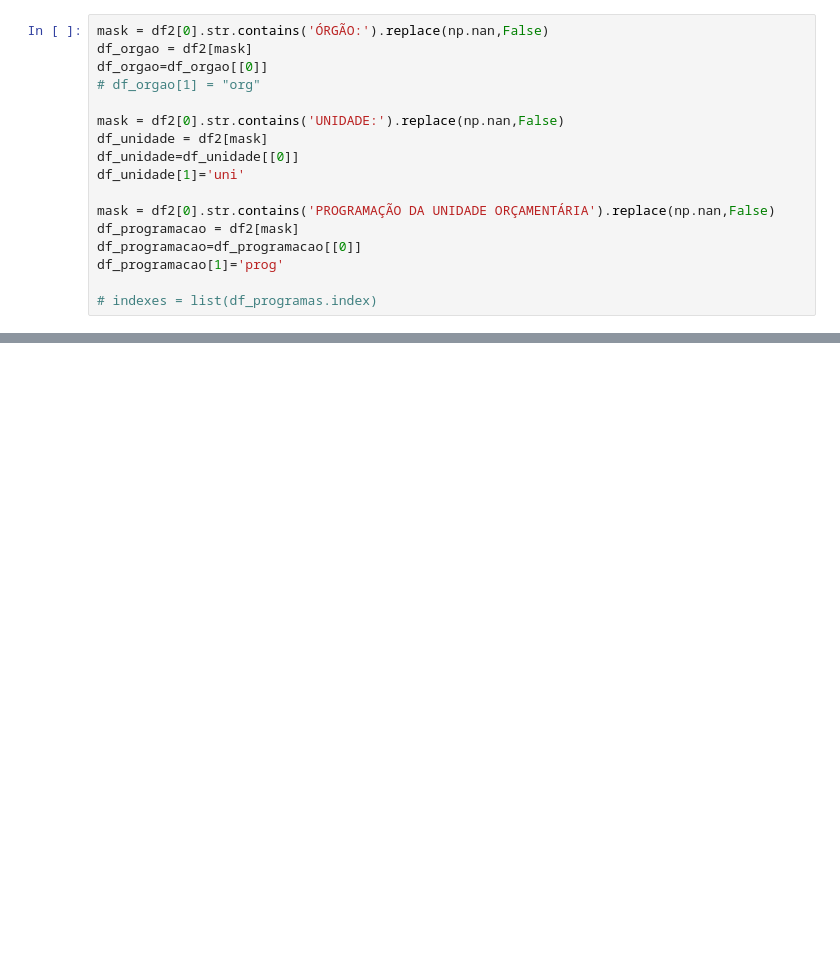
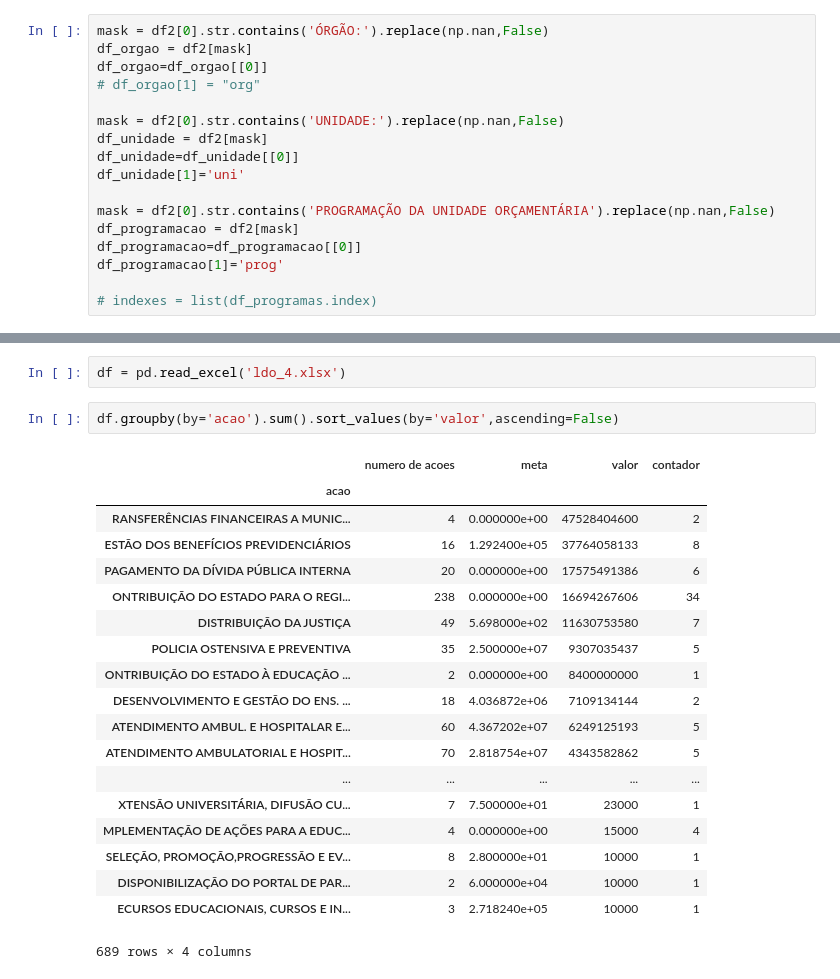
Before and after one commit to d116626/orcamento_sp, a Jupyter notebook: orcamentos/ldo.ipynb, the cells around one changed output, grey strips where cells are left out. Saved outputs shown, nothing was run; the diff lists cells and outputs as text; blank space fills up the shorter version.

```diff
--- a/orcamentos/ldo.ipynb
+++ b/orcamentos/ldo.ipynb
@@ -559,0 +719,24 @@ for i in range(len(indexes)):
+# %%
+df = pd.read_excel('ldo_4.xlsx')
+# %%
+df.groupby(by='acao').sum().sort_values(by='valor',ascending=False)
+# %% [output]
+|  | numero de acoes | meta | valor | contador |
+| acao |  |  |  |  |
+| RANSFERÊNCIAS FINANCEIRAS A MUNIC... | 4 | 0.000000e+00 | 47528404600 | 2 |
+| ESTÃO DOS BENEFÍCIOS PREVIDENCIÁRIOS | 16 | 1.292400e+05 | 37764058133 | 8 |
+| PAGAMENTO DA DÍVIDA PÚBLICA INTERNA | 20 | 0.000000e+00 | 17575491386 | 6 |
+| ONTRIBUIÇÃO DO ESTADO PARA O REGI... | 238 | 0.000000e+00 | 16694267606 | 34 |
+| DISTRIBUIÇÃO DA JUSTIÇA | 49 | 5.698000e+02 | 11630753580 | 7 |
+| POLICIA OSTENSIVA E PREVENTIVA | 35 | 2.500000e+07 | 9307035437 | 5 |
+| ONTRIBUIÇÃO DO ESTADO À EDUCAÇÃO ... | 2 | 0.000000e+00 | 8400000000 | 1 |
+| DESENVOLVIMENTO E GESTÃO DO ENS. ... | 18 | 4.036872e+06 | 7109134144 | 2 |
+| ATENDIMENTO AMBUL. E HOSPITALAR E... | 60 | 4.367202e+07 | 6249125193 | 5 |
+| ATENDIMENTO AMBULATORIAL E HOSPIT... | 70 | 2.818754e+07 | 4343582862 | 5 |
+| ... | ... | ... | ... | ... |
+| XTENSÃO UNIVERSITÁRIA, DIFUSÃO CU... | 7 | 7.500000e+01 | 23000 | 1 |
+| MPLEMENTAÇÃO DE AÇÕES PARA A EDUC... | 4 | 0.000000e+00 | 15000 | 4 |
+| SELEÇÃO, PROMOÇÃO,PROGRESSÃO E EV... | 8 | 2.800000e+01 | 10000 | 1 |
+| DISPONIBILIZAÇÃO DO PORTAL DE PAR... | 2 | 6.000000e+04 | 10000 | 1 |
+| ECURSOS EDUCACIONAIS, CURSOS E IN... | 3 | 2.718240e+05 | 10000 | 1 |
+689 rows × 4 columns
```
Also changed, not shown: parts of 31 cells of this notebook, 7 other files.
